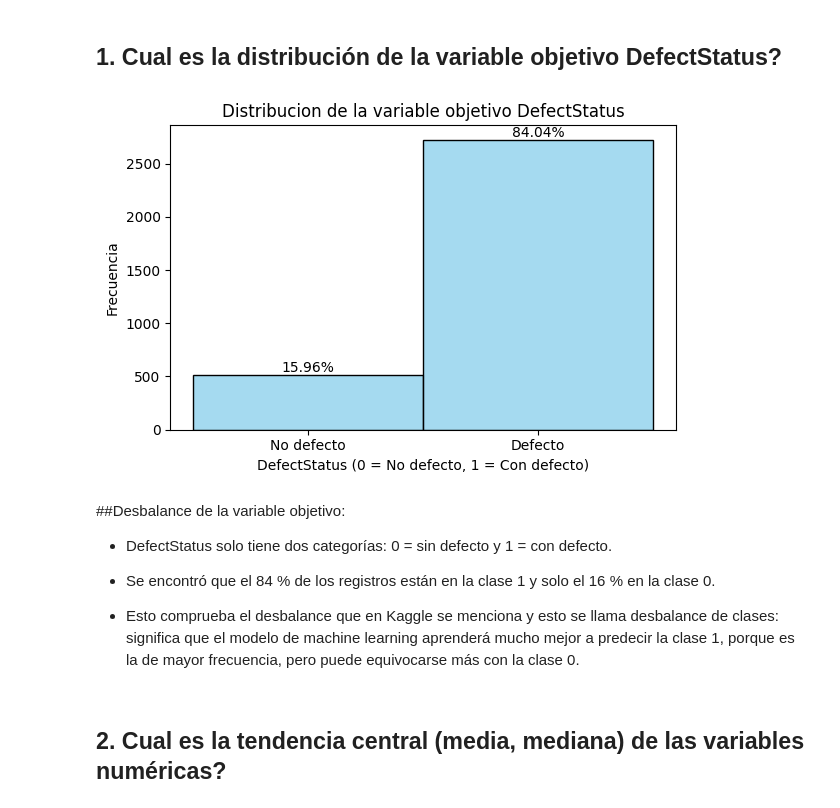
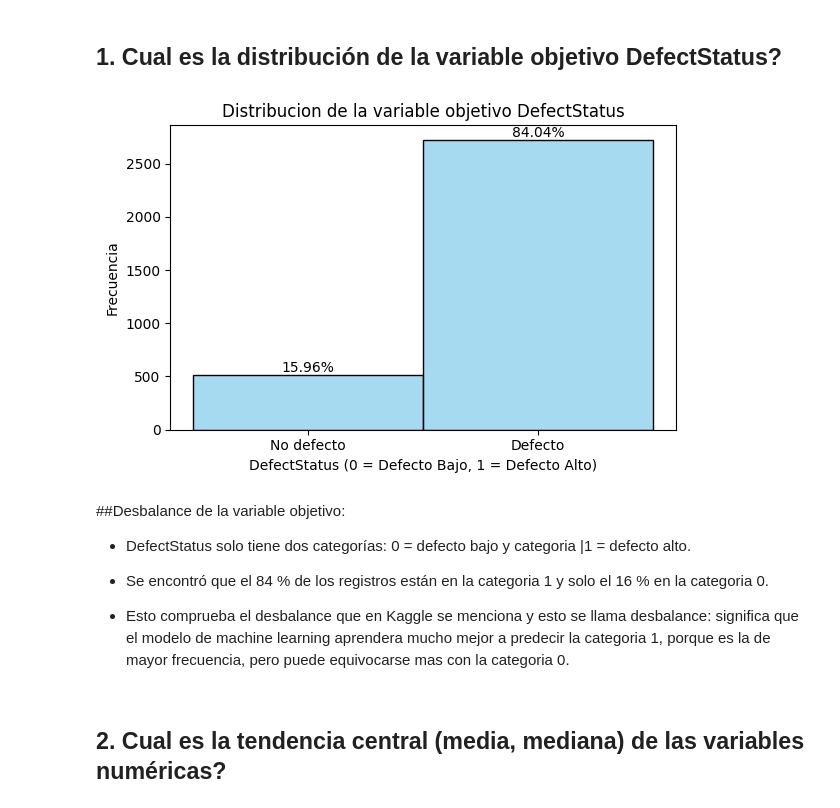
Before and after one commit to strejo4/ColabFiles_UACJ_PADP, a Jupyter notebook: Modelo_Avance_Proyecto_2do_SergioTrejo.ipynb, the cells around one changed output. Cells and saved outputs as stored; diff of their text form; code cells hidden in the pictures.

```diff
--- a/Modelo_Avance_Proyecto_2do_SergioTrejo.ipynb
+++ b/Modelo_Avance_Proyecto_2do_SergioTrejo.ipynb
@@ -349,27 +363,27 @@ AdditiveMaterialCost   194.922058    299.728918    403.178283    499.982782
 # %%
 #Proporcion de DefecStatus
 plt.figure(figsize=(6,4))
 sns.histplot(df['DefectStatus'], bins=2, discrete=True, color='skyblue',edgecolor='black')
 plt.title("Distribucion de la variable objetivo DefectStatus")
-plt.xlabel("DefectStatus (0 = No defecto, 1 = Con defecto)")
+plt.xlabel("DefectStatus (0 = Defecto Bajo, 1 = Defecto Alto)")
 plt.ylabel("Frecuencia")
 plt.xticks([0, 1], ['No defecto', 'Defecto'])
 counts = df['DefectStatus'].value_counts()
 percentage = df['DefectStatus'].value_counts(normalize=True) * 100
 plt.text(0, counts[0], f'{percentage[0]:.2f}%', ha='center', va='bottom')
 plt.text(1, counts[1], f'{percentage[1]:.2f}%', ha='center', va='bottom')
 plt.tight_layout()
 plt.show()
 # %% [output]
-[figure, old version]
+[figure, new version]
 # %% [markdown]
 ##Desbalance de la variable objetivo:
 
-* DefectStatus solo tiene dos categorías: 0 = sin defecto y 1 = con defecto.
+* DefectStatus solo tiene dos categorías: 0 = defecto bajo y categoria |1 = defecto alto.
 
-* Se encontró que el 84 % de los registros están en la clase 1 y solo el 16 % en la clase 0.
+* Se encontró que el 84 % de los registros están en la categoria 1 y solo el 16 % en la categoria 0.
 
-* Esto comprueba el desbalance que en Kaggle se menciona y esto se llama desbalance de clases: significa que el modelo de machine learning aprenderá mucho mejor a predecir la clase 1, porque es la de mayor frecuencia, pero puede equivocarse más con la clase 0.
+* Esto comprueba el desbalance que en Kaggle se menciona y esto se llama desbalance: significa que el modelo de machine learning aprendera mucho mejor a predecir la categoria 1, porque es la de mayor frecuencia, pero puede equivocarse mas con la categoria 0.
 # %% [markdown]
 ## 2. Cual es la tendencia central (media, mediana) de las variables numéricas?
 # %%
```
Also changed, not shown: parts of 10 cells of this notebook.
